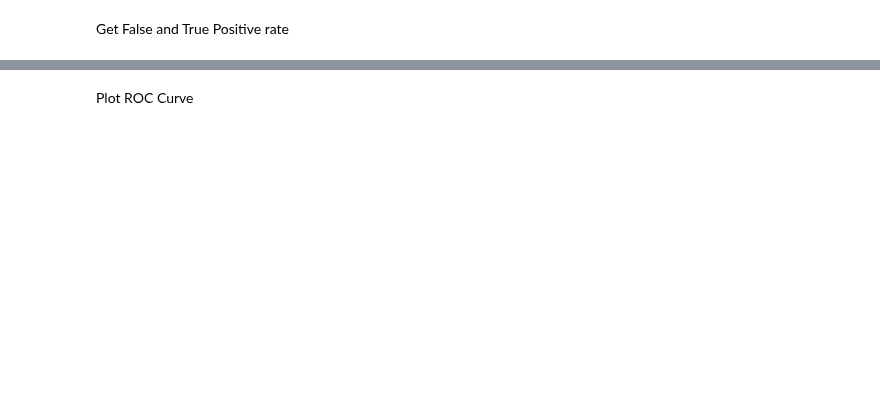
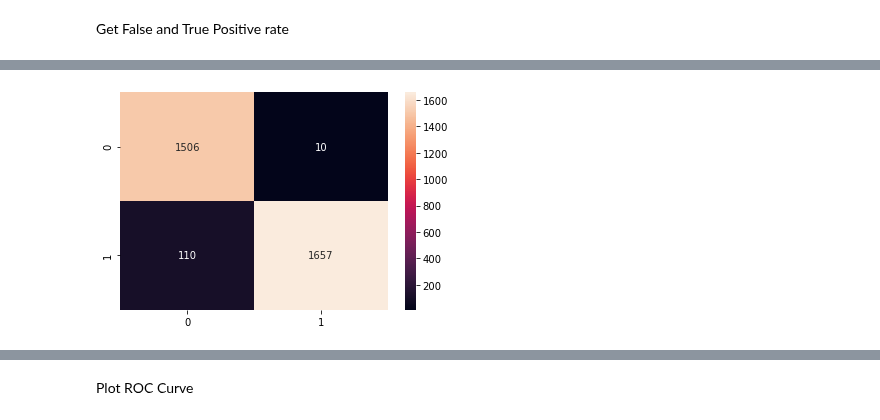
Before and after one commit to lfbraz/azure-data-science-e2e, a Jupyter notebook: labs/lab-0/notebooks/model-churn-prediction.ipynb, the cells around one changed output, grey strips where cells are left out. Saved outputs shown, nothing was run; the diff lists cells and outputs as text; code cells hidden in the pictures; blank space fills up the shorter version.

```diff
--- a/labs/lab-0/notebooks/model-churn-prediction.ipynb
+++ b/labs/lab-0/notebooks/model-churn-prediction.ipynb
@@ -141,0 +133,8 @@ fpr_rf, tpr_rf, _ = roc_curve(y_test, predictions_test)
+# %%
+from sklearn.metrics import confusion_matrix
+
+c_matrix_log = confusion_matrix(
+  y_test, y_pred, labels=[0, 1])
+sns.heatmap(
+    c_matrix_log, annot=True, fmt="d")
+# %% [output]
@@ -141,0 +142 @@ fpr_rf, tpr_rf, _ = roc_curve(y_test, predictions_test)
+[figure, added]
```
Also changed, not shown: parts of 10 cells of this notebook.
